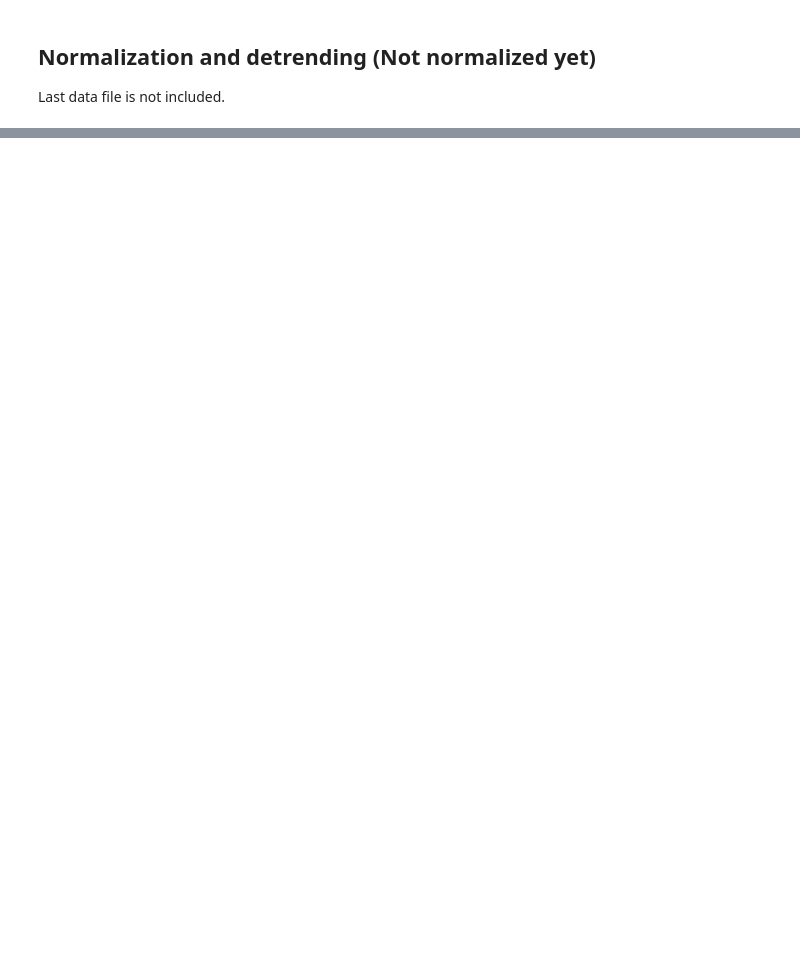
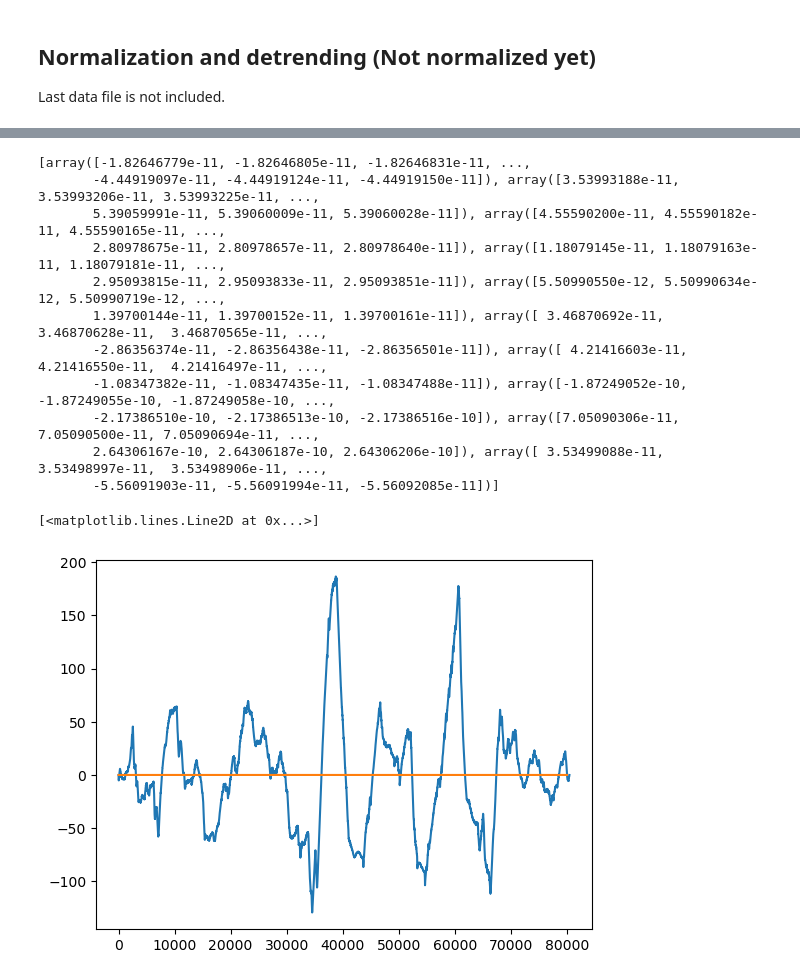
Before and after one commit to contingency01/LCP-A-Project, a Jupyter notebook: Project-main-notebook.ipynb, the cells around one changed output, grey strips where cells are left out. Cells and saved outputs as stored; diff of their text form; code cells hidden in the pictures; blank space fills up the shorter version.

```diff
--- a/Project-main-notebook.ipynb
+++ b/Project-main-notebook.ipynb
@@ -84,0 +99,21 @@ plt.show()
+# %%
+plt.plot(Bi_all[0])
+
+values = np.linspace(0, 80000, 10000000)
+model_values = [p(values) for p in Bi_models]
+print(model_values)
+plt.plot(values, model_values[0])
+# %% [output]
+[array([-1.82646779e-11, -1.82646805e-11, -1.82646831e-11, ...,
+       -4.44919097e-11, -4.44919124e-11, -4.44919150e-11]), array([3.53993188e-11, 3.53993206e-11, 3.53993225e-11, ...,
+       5.39059991e-11, 5.39060009e-11, 5.39060028e-11]), array([4.55590200e-11, 4.55590182e-11, 4.55590165e-11, ...,
+       2.80978675e-11, 2.80978657e-11, 2.80978640e-11]), array([1.18079145e-11, 1.18079163e-11, 1.18079181e-11, ...,
+       2.95093815e-11, 2.95093833e-11, 2.95093851e-11]), array([5.50990550e-12, 5.50990634e-12, 5.50990719e-12, ...,
+       1.39700144e-11, 1.39700152e-11, 1.39700161e-11]), array([ 3.46870692e-11,  3.46870628e-11,  3.46870565e-11, ...,
+       -2.86356374e-11, -2.86356438e-11, -2.86356501e-11]), array([ 4.21416603e-11,  4.21416550e-11,  4.21416497e-11, ...,
+       -1.08347382e-11, -1.08347435e-11, -1.08347488e-11]), array([-1.87249052e-10, -1.87249055e-10, -1.87249058e-10, ...,
+       -2.17386510e-10, -2.17386513e-10, -2.17386516e-10]), array([7.05090306e-11, 7.05090500e-11, 7.05090694e-11, ...,
+       2.64306167e-10, 2.64306187e-10, 2.64306206e-10]), array([ 3.53499088e-11,  3.53498997e-11,  3.53498906e-11, ...,
+       -5.56091903e-11, -5.56091994e-11, -5.56092085e-11])]
+[<matplotlib.lines.Line2D at 0x...>]
+[figure, added]
```
Also changed, not shown: parts of 3 cells of this notebook, 3 other files.
